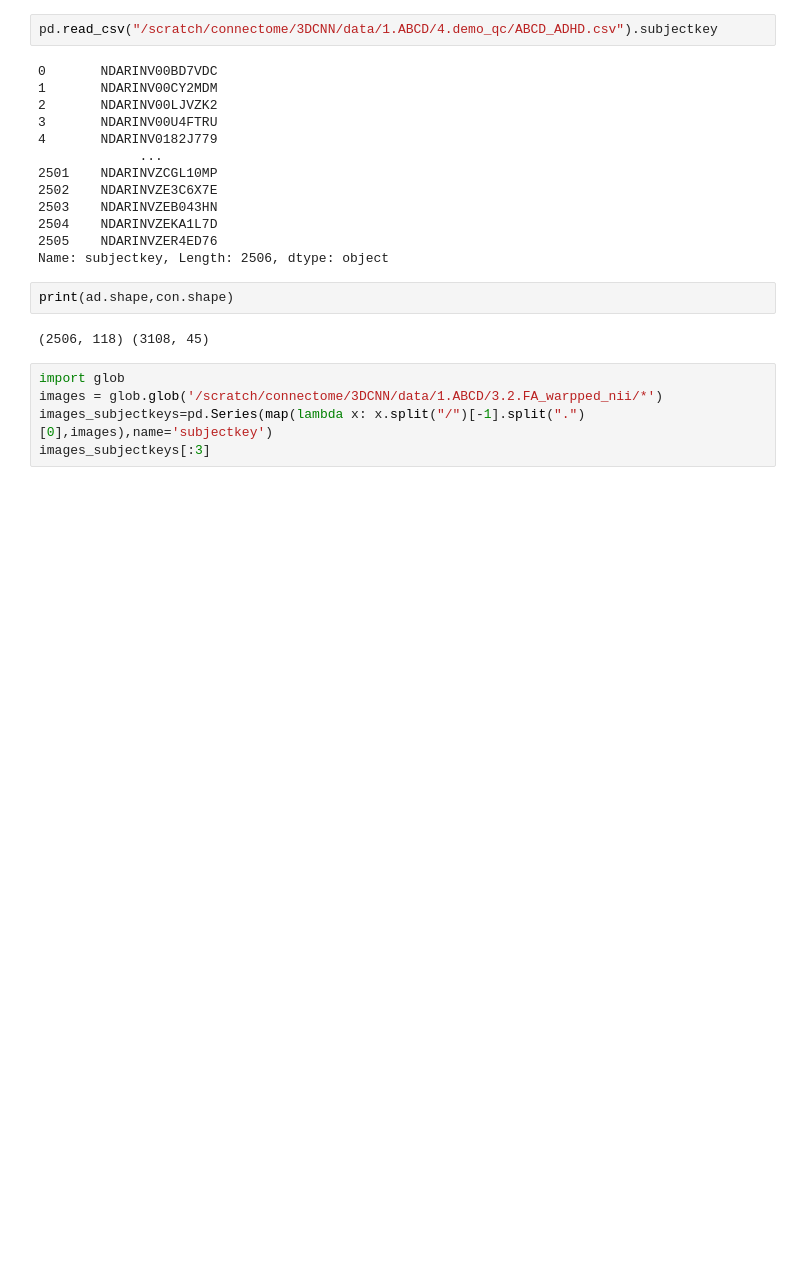
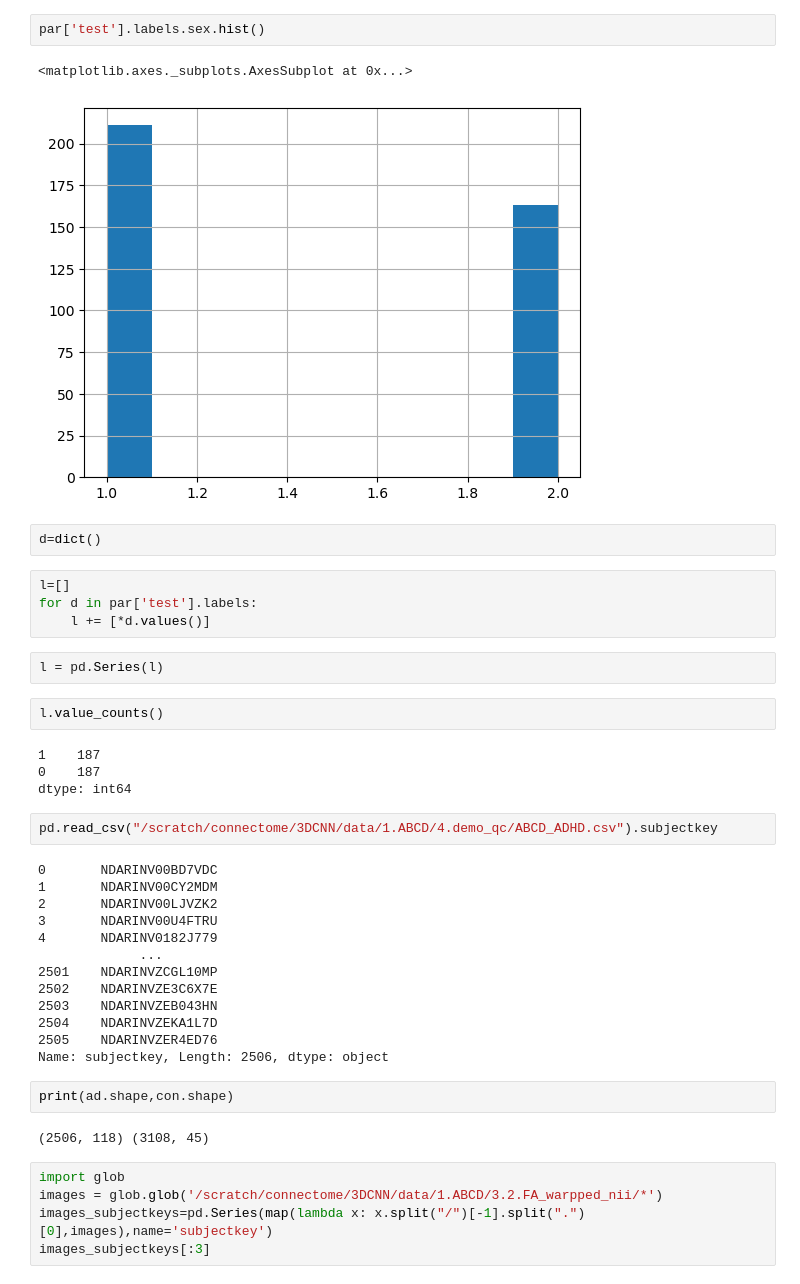
Before and after one commit to Transconnectome/ABCD-3DCNN, a Jupyter notebook: STEP_4_Multimodal-Learning/MultiChannel-Learning/contrastive_learning/codes/ADHD dataset analysis.ipynb, the cells around one changed output. Cells and saved outputs as stored; diff of their text form; blank space fills up the shorter version.

```diff
--- a/STEP_4_Multimodal-Learning/MultiChannel-Learning/contrastive_learning/codes/ADHD dataset analysis.ipynb
+++ b/STEP_4_Multimodal-Learning/MultiChannel-Learning/contrastive_learning/codes/ADHD dataset analysis.ipynb
@@ -6,3 +359,22 @@ con=pd.read_csv("/scratch/connectome/3DCNN/data/1.ABCD/4.demo_qc/ABCD_suicide_co
+# %%
+par['test'].labels.sex.hist()
+# %% [output]
+<matplotlib.axes._subplots.AxesSubplot at 0x...>
+[figure, added]
+# %%
+d=dict()
+# %%
+l=[]
+for d in par['test'].labels:
+    l += [*d.values()]
+# %%
+l = pd.Series(l)
+# %%
+l.value_counts()
+# %% [output]
+1    187
+0    187
+dtype: int64
 # %%
 pd.read_csv("/scratch/connectome/3DCNN/data/1.ABCD/4.demo_qc/ABCD_ADHD.csv").subjectkey
 # %% [output]
```
Also changed, not shown: parts of 12 cells of this notebook, 11 other files.
